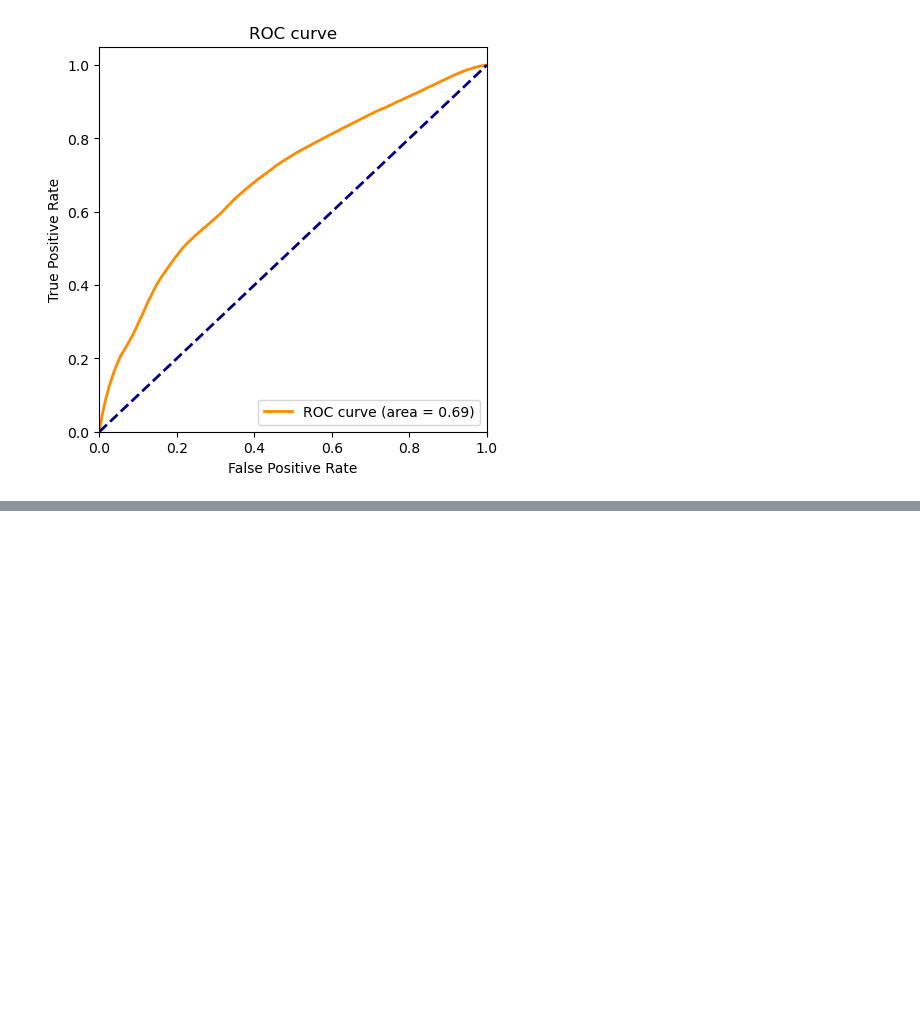
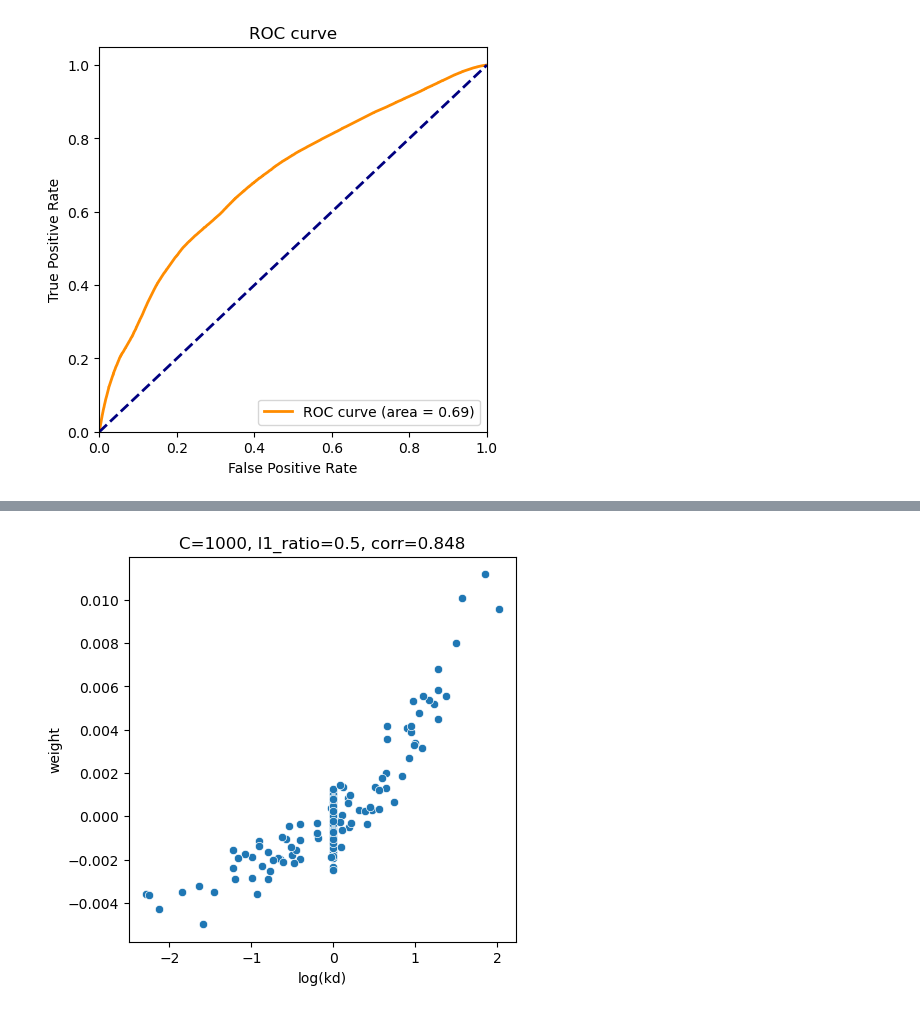
Before and after one commit to JoshuaGensel/MIME_ML, a Jupyter notebook: src/simFiles/dmMIMERegModTest.ipynb, the cells around one changed output, grey strips where cells are left out. Saved outputs shown, nothing was run; the diff lists cells and outputs as text; code cells hidden in the pictures; blank space fills up the shorter version.

```diff
--- a/src/simFiles/dmMIMERegModTest.ipynb
+++ b/src/simFiles/dmMIMERegModTest.ipynb
@@ -122,9 +122,11 @@ array([0.394798, 0.194512, 1.      , 1.      , 0.564788, 1.      ,
 #train logsitic regression model with different regularization parameters
 from sklearn.linear_model import LogisticRegression
 from scipy.stats import pearsonr
+import warnings
+warnings.filterwarnings('ignore')
 
 #regularization parameter C
-C = [0.01, 0.1, 1, 10, 100, 1000]
+C = [0.0001, 0.001, 0.01, 0.1, 1, 10, 100, 1000]
 #regularization parameter l1_ratio
 l1_ratio = [0, 0.25, 0.5, 0.75, 1]
 
@@ -137,5 +139,5 @@ for c in C:
         weights = model.coef_[0][2:]*-1
         #correlation between weights and log of kd values
         corr, _ = pearsonr(np.log(kds), weights)
-        print("C: " + str(c) + " l1_ratio: " + str(l1) + " corr: " + str(corr.round(3)) + " score: " + str(model.score(X_test, y_test).round(3)))
+        print("C: " + str(c) + " l1_ratio: " + str(l1) + " corr: " + str(round(corr,3)) + " score: " + str(model.score(X_test, y_test).round(3)))
 # %% [output]
@@ -207,3 +209,17 @@ plt.legend(loc="lower right")
 plt.show()
 # %% [output]
 [figure]
+# %%
+#trying strong l2 regularization
+#regularization parameter C
+C = [1e-7,1e-6,1e-5, 1e-4, 1e-3, 0.001, 0.01, 0.1, 1]
+
+#train model for every combination of C and l1_ratio and evaluate correlation between weights and true kd values
+for c in C:
+    model = LogisticRegression(penalty='l2', solver='saga', C=c)
+    model.fit(X_train, y_train.ravel())
+    #get model weights
+    weights = model.coef_[0][2:]*-1
+    #correlation between weights and log of kd values
+    corr, _ = pearsonr(np.log(kds), weights)
+    print("C: " + str(c) + " corr: " + str(round(corr,3)) + " score: " + str(model.score(X_test, y_test).round(3)))
@@ -209,0 +236,14 @@ plt.show()
+# %%
+# plot lower regularized model
+model = LogisticRegression(penalty='l2', solver='saga', C=1e-5)
+model.fit(X_train, y_train.ravel())
+model.fit(X_train, y_train.ravel())
+weights = model.coef_[0][2:]*-1
+plt.figure(figsize=(5,5))
+sns.scatterplot(x = np.log(kds), y = weights)
+plt.xlabel('log(kd)')
+plt.ylabel('weight')
+plt.title('C=1000, l1_ratio=0.5, corr=0.848')
+plt.show()
+# %% [output]
+[figure, added]
```
Also changed, not shown: parts of 2 cells of this notebook.
